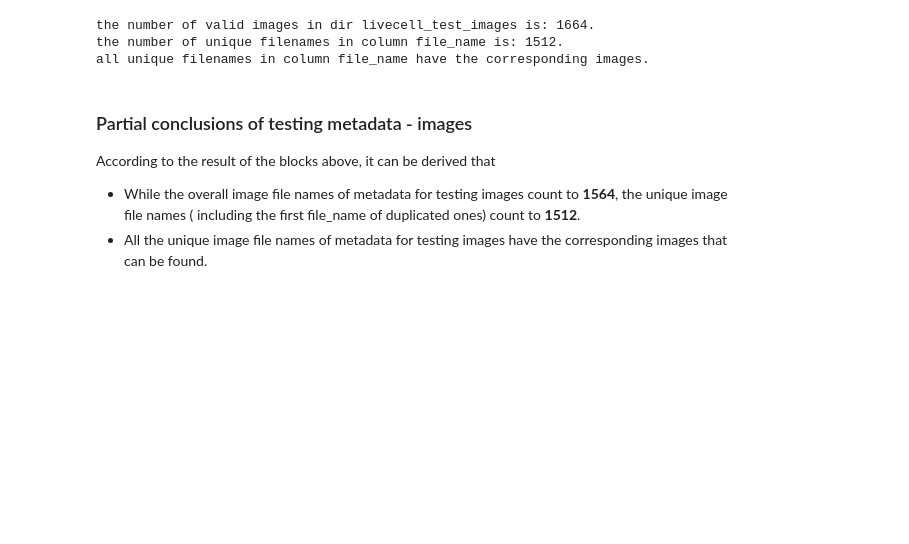
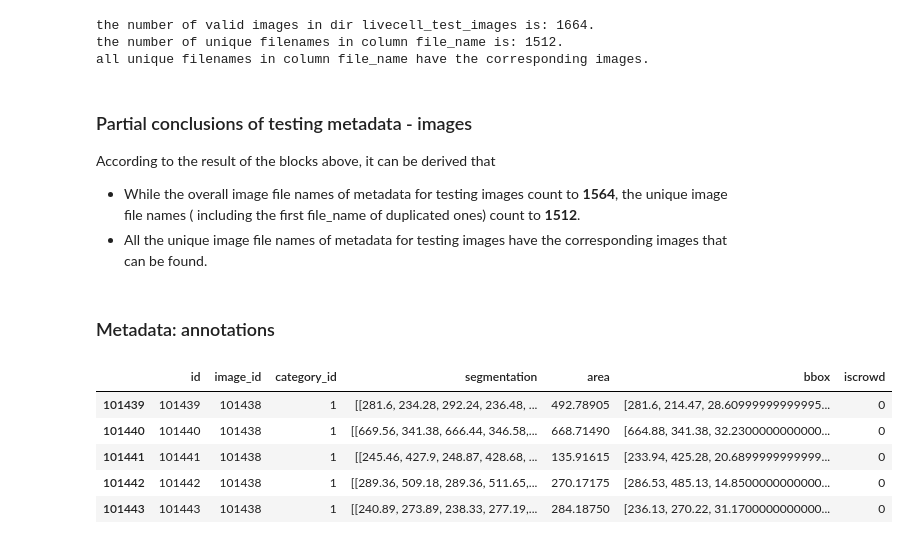
Before and after one commit to lenardxu/rkx_cell_is, a Jupyter notebook: analytics/data_exploration_LIVECell.ipynb, the cells around one changed output. Cells and saved outputs as stored; diff of their text form; code cells hidden in the pictures; blank space fills up the shorter version.

```diff
--- a/analytics/data_exploration_LIVECell.ipynb
+++ b/analytics/data_exploration_LIVECell.ipynb
@@ -503,3 +590,17 @@ According to the result of the blocks above, it can be derived that
 - While the overall image file names of metadata for testing images count to **1564**, the unique image file names (
 including the first file_name of duplicated ones) count to **1512**.
 - All the unique image file names of metadata for testing images have the corresponding images that can be found.
+# %% [markdown]
+### Metadata: annotations
+# %%
+# dataframe of annotations dict
+
+df_livecell_test_annots_meta = pd.DataFrame.from_dict(test_data['annotations'], orient='index')
+df_livecell_test_annots_meta.head()
+# %% [output]
+|  | id | image_id | category_id | segmentation | area | bbox | iscrowd |
+| 101439 | 101439 | 101438 | 1 | [[281.6, 234.28, 292.24, 236.48, ... | 492.78905 | [281.6, 214.47, 28.60999999999995... | 0 |
+| 101440 | 101440 | 101438 | 1 | [[669.56, 341.38, 666.44, 346.58,... | 668.71490 | [664.88, 341.38, 32.2300000000000... | 0 |
+| 101441 | 101441 | 101438 | 1 | [[245.46, 427.9, 248.87, 428.68, ... | 135.91615 | [233.94, 425.28, 20.6899999999999... | 0 |
+| 101442 | 101442 | 101438 | 1 | [[289.36, 509.18, 289.36, 511.65,... | 270.17175 | [286.53, 485.13, 14.8500000000000... | 0 |
+| 101443 | 101443 | 101438 | 1 | [[240.89, 273.89, 238.33, 277.19,... | 284.18750 | [236.13, 270.22, 31.1700000000000... | 0 |
```
Also changed, not shown: parts of 21 cells of this notebook, 1 other file.
